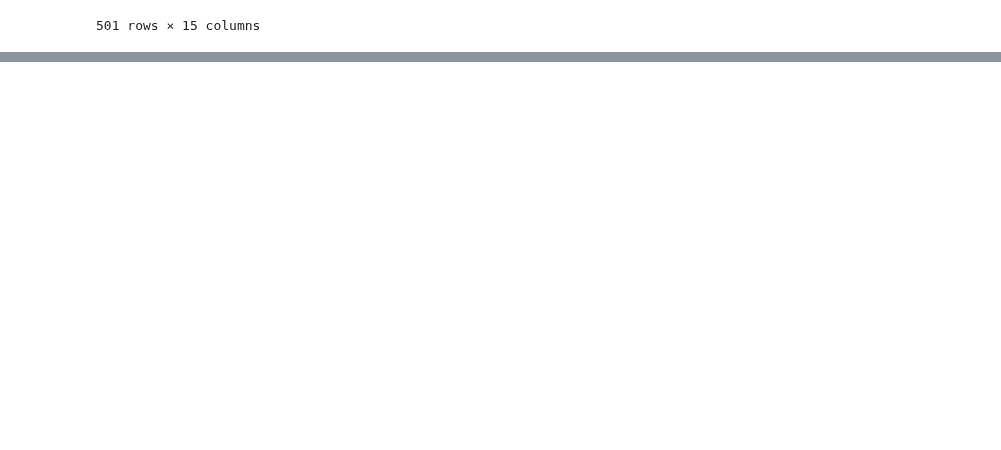
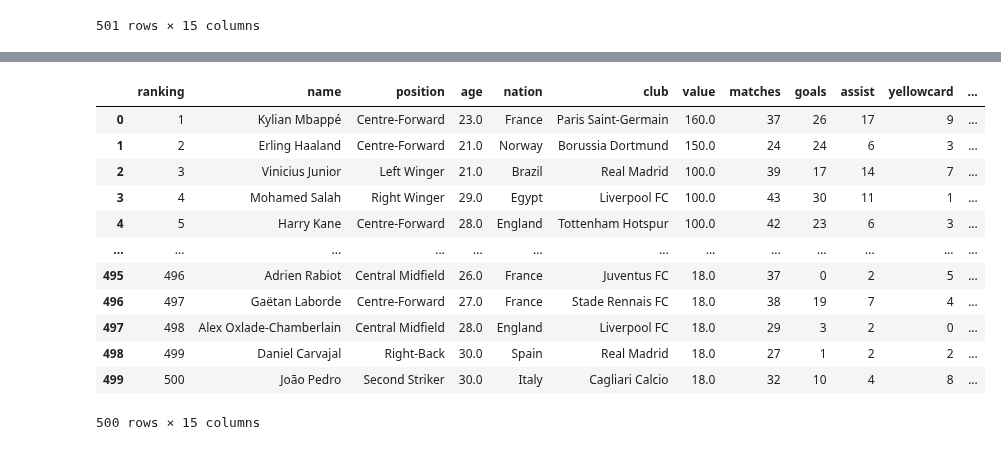
Before and after one commit to obilige/justone, a Jupyter notebook: FP_value/Football_Player.ipynb, the cells around one changed output, grey strips where cells are left out. Saved outputs shown, nothing was run; the diff lists cells and outputs as text; code cells hidden in the pictures; blank space fills up the shorter version.

```diff
--- a/FP_value/Football_Player.ipynb
+++ b/FP_value/Football_Player.ipynb
@@ -383,0 +445,8 @@ data.to_csv("data/data.csv", encoding='utf-8')
+# %%
+# 1. value에 €, m 없애주기
+# value 값을 float로 바꿔주기
+data['value'] = data['value'].str.replace('€', '')
+data['value'] = data['value'].str.replace('m', '')
+data['value'].astype('float')
+
+data
@@ -383,0 +477,7 @@ data.to_csv("data/data.csv", encoding='utf-8')
+# %%
+# 2. 정수형으로 바꿔주기
+columns = ['ranking', 'matches', 'goals', 'assist', 'yellowcard', 'redcard', 'subsin', 'subsout']
+for c in columns:
+    data[c] = data[c].astype('int')
+
+data
@@ -383,0 +503,13 @@ data.to_csv("data/data.csv", encoding='utf-8')
+# %%
+# 3. league가 NaN인 값은 Other로 바꿔주기
+# 팀-리그 데이터에 정보가 없어 머지가 안된 리그가 있음
+
+# for i in df.index:
+#     if df.loc[i, 'league'].isna() == True:
+#         df['league'] = 'Other'
+# df.loc[i, 'league'] 가 nan인 값의 타입을 정확히 알 수 없음. 즉 True로 부를 수 없습니다. 그래서 다른 방법을 사용해보겠습니다.
+
+for i in data[data['league'].isna() == True].index:
+    data['league'][i] = 'Other'
+
+data[data['league'].isna() == True]
@@ -383,0 +533,18 @@ data.to_csv("data/data.csv", encoding='utf-8')
+# %%
+data.to_csv("data/data.csv", encoding='utf-8')
+data = pd.read_csv("data/data.csv", index_col=0)
+data
+# %% [output]
+|  | ranking | name | position | age | nation | club | value | matches | goals | assist | yellowcard | ... |
+| 0 | 1 | Kylian Mbappé | Centre-Forward | 23.0 | France | Paris Saint-Germain | 160.0 | 37 | 26 | 17 | 9 | ... |
+| 1 | 2 | Erling Haaland | Centre-Forward | 21.0 | Norway | Borussia Dortmund | 150.0 | 24 | 24 | 6 | 3 | ... |
+| 2 | 3 | Vinicius Junior | Left Winger | 21.0 | Brazil | Real Madrid | 100.0 | 39 | 17 | 14 | 7 | ... |
+| 3 | 4 | Mohamed Salah | Right Winger | 29.0 | Egypt | Liverpool FC | 100.0 | 43 | 30 | 11 | 1 | ... |
+| 4 | 5 | Harry Kane | Centre-Forward | 28.0 | England | Tottenham Hotspur | 100.0 | 42 | 23 | 6 | 3 | ... |
+| ... | ... | ... | ... | ... | ... | ... | ... | ... | ... | ... | ... | ... |
+| 495 | 496 | Adrien Rabiot | Central Midfield | 26.0 | France | Juventus FC | 18.0 | 37 | 0 | 2 | 5 | ... |
+| 496 | 497 | Gaëtan Laborde | Centre-Forward | 27.0 | France | Stade Rennais FC | 18.0 | 38 | 19 | 7 | 4 | ... |
+| 497 | 498 | Alex Oxlade-Chamberlain | Central Midfield | 28.0 | England | Liverpool FC | 18.0 | 29 | 3 | 2 | 0 | ... |
+| 498 | 499 | Daniel Carvajal | Right-Back | 30.0 | Spain | Real Madrid | 18.0 | 27 | 1 | 2 | 2 | ... |
+| 499 | 500 | João Pedro | Second Striker | 30.0 | Italy | Cagliari Calcio | 18.0 | 32 | 10 | 4 | 8 | ... |
+500 rows × 15 columns
```
Also changed, not shown: parts of 9 cells of this notebook, 2 other files.
